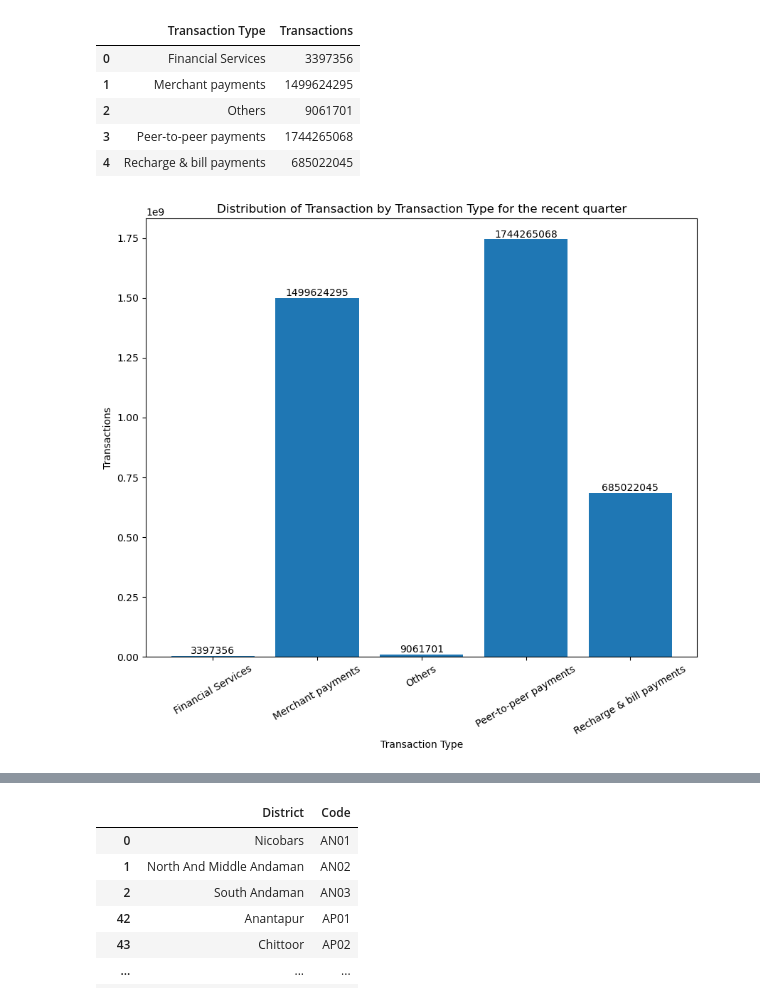
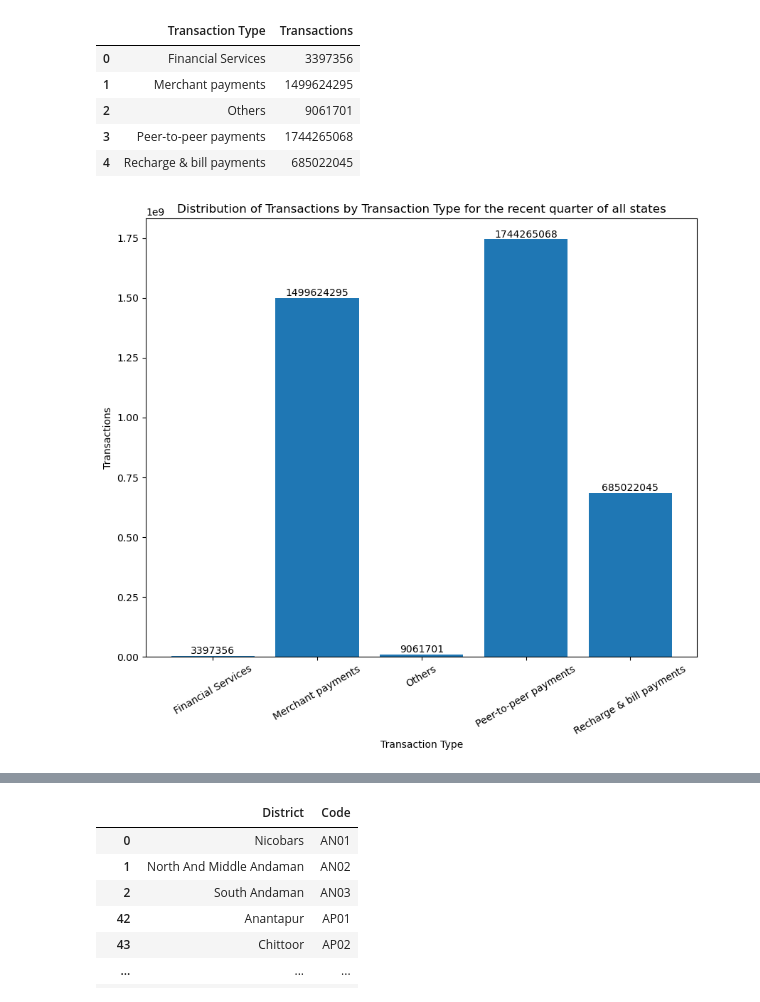
Before and after one commit to Shyam1327/PhonePe_Case_Study_Analysis, a Jupyter notebook: PhonePe.ipynb, the cells around one changed output, grey strips where cells are left out. Drawn from its saved outputs; the diff is of its cells as text; code cells hidden in the pictures.

```diff
--- a/PhonePe.ipynb
+++ b/PhonePe.ipynb
@@ -1033,8 +1033,9 @@ recent_quarter_txn_type
 | 2513 | West Bengal | 2021 | 2 | Others | 549353 | 3.167447e+08 | 576.577748 |
 180 rows × 7 columns
 # %%
-recent_quarter_txn_type=recent_quarter_txn_type.groupby('Transaction Type')['Transactions'].sum().reset_index()
-recent_quarter_txn_type
+#combining data of all the states
+overall_recent_quarter_txn_type=recent_quarter_txn_type.groupby('Transaction Type')['Transactions'].sum().reset_index()
+overall_recent_quarter_txn_type
 # %% [output]
 |  | Transaction Type | Transactions |
 | 0 | Financial Services | 3397356 |
@@ -1045,13 +1046,13 @@ recent_quarter_txn_type
 # %%
 #Visualization of bar chart
 plt.figure(figsize=(10,8))
-bars=plt.bar(recent_quarter_txn_type['Transaction Type'],recent_quarter_txn_type['Transactions'])
+bars=plt.bar(overall_recent_quarter_txn_type['Transaction Type'],overall_recent_quarter_txn_type['Transactions'])
 
-plt.title('Distribution of Transaction by Transaction Type for the recent quarter')
+plt.title('Distribution of Transactions by Transaction Type for the recent quarter of all states')
 plt.xlabel('Transaction Type')
 plt.ylabel('Transactions')
 plt.xticks(rotation=30)
 plt.bar_label(bars, fmt='{:0.0f}')
 plt.show()
 # %% [output]
-[figure, old version]
+[figure, new version]
```
Also changed, not shown: parts of 37 cells of this notebook.
